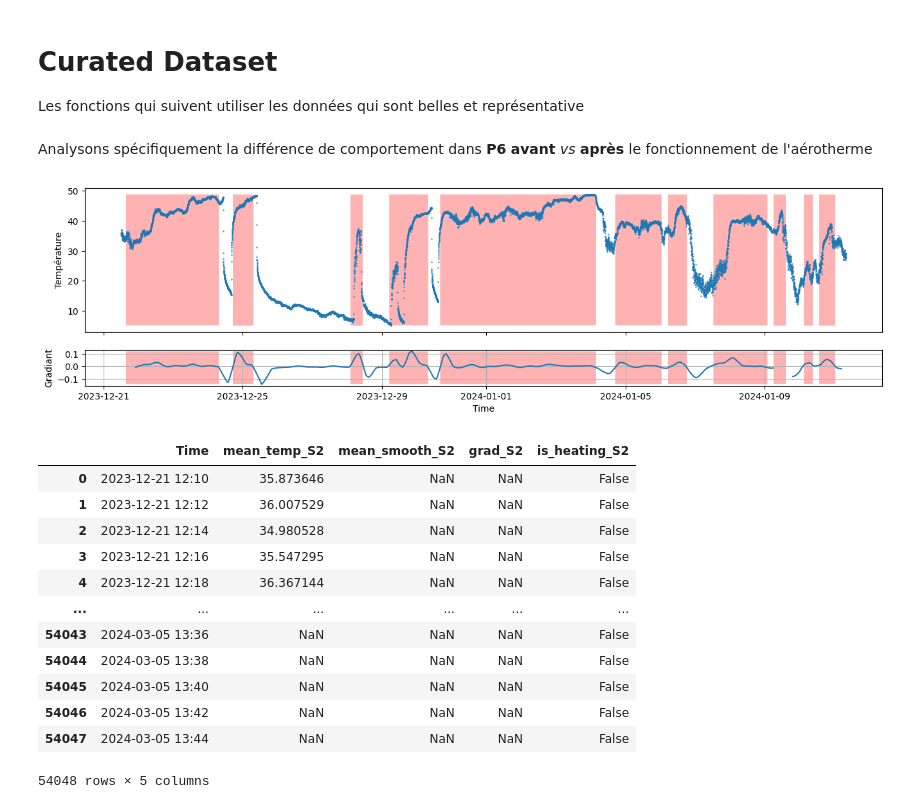
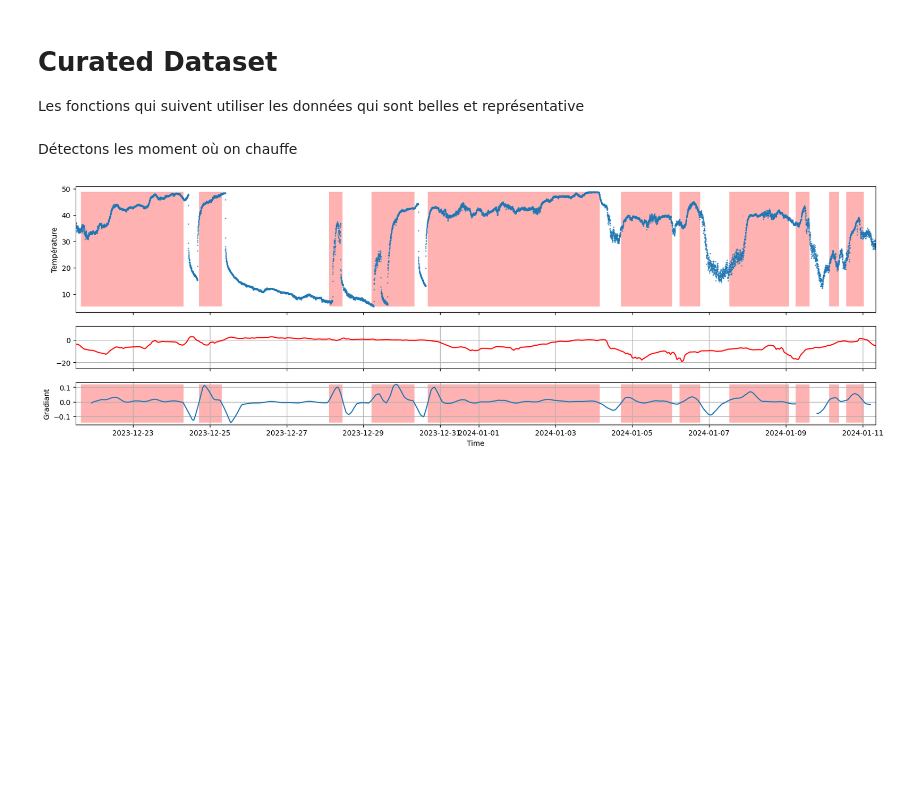
Before and after one commit to LuGar54/TP-Transferts-Thermique, a Jupyter notebook: Analysis/visualize.ipynb, the cells around one changed output. Cells and saved outputs as stored; diff of their text form; code cells hidden in the pictures; blank space fills up the shorter version.

```diff
--- a/Analysis/visualize.ipynb
+++ b/Analysis/visualize.ipynb
@@ -19,5 +19,6 @@ filepath = r"../Data/Dataset of weighing station temperature measurements.csv"
 df = pd.read_csv(filepath, sep=';')
 
 # Update le dataframe
-capping_temp = 50
+capping_temp = 65
 df = cap_temp_data(df, capping_temp)
+df
@@ -132,6 +160,7 @@ def gen_clean_df(
         ):
     # Initialiser le nouveau df
     result = df.iloc[:, [0]].copy()
+    result["T_out"] = df.iloc[:, 1]
 
     for id, (heights, (start, end)) in data_selection.items():
 
@@ -190,7 +219,8 @@ clean_dataset
 # Test dataset
 test_data = {
     # P1
-    2 : ('lmh', (0, 15000))
+    2 : ('lmh', (0, 15000)),
+    11: ('lmh', (25000, 40000))
     }
 test_dataset = gen_clean_df(test_data, df)
 # %% [markdown]
@@ -207,5 +240,5 @@ def stat_analysis(c_df):
 # %% [markdown]
-Analysons spécifiquement la différence de comportement dans **P6** **avant** *vs* **après** le fonctionnement de l'aérotherme
+Détectons les moment où on chauffe
 # %%
 def detect_heating(df, sensors=None, window_size=200, seuil=0.01, plot=False):
 
@@ -273,74 +306,71 @@ def detect_heating(df, sensors=None, window_size=200, seuil=0.01, plot=False):
         }, index=df.index)
 
         result_df = pd.concat([result_df, new_entry], axis=1)
-
         if plot:
-            heating_plot(convert_datetime(df["Time"]), mean_temp, mean_smooth, grad, is_heating)
-
+            heating_plot(df, convert_datetime(df["Time"]), mean_temp, mean_smooth, grad, is_heating)
     return result_df
 
-def heating_plot(time, mean_temp, mean_smooth, grad, is_heating):
-    fig, axes = plt.subplots(nrows=2, ncols=1, sharex=True, figsize=(16, 4),
-                         gridspec_kw={'height_ratios': [4, 1]})
+def heating_plot(df, time, mean_temp, mean_smooth, grad, is_heating):
+    fig, axes = plt.subplots(nrows=3, ncols=1, sharex=True, figsize=(20, 6),
+                         gridspec_kw={'height_ratios': [3, 1, 1]})
     ax0 = axes[0]
     ax1 = axes[1]
+    ax2 = axes[2]
         # Plot le low, mid et high
     ax0.plot(time, mean_temp, marker='o', markersize= 1, alpha=0.6, linestyle = '')
     #ax0.plot(time, mean_smooth, marker='o', markersize= 1, alpha=0.1, linestyle = '')
     ax0.set_ylabel("Température")
     #print(grad)
 
-    ax1.plot(time, grad,  linestyle = '-')
-    ax0.fill_between(convert_datetime(df["Time"]), mean_temp.min(), mean_temp.max(), where=is_heating,
+    ax2.plot(time, grad,  linestyle = '-')
+    ax0.fill_between(time, mean_temp.min(), mean_temp.max(), where=is_heating,
                      color='red', alpha=0.3, label='Chauffage ACTIF', edgecolor='none')
-    ax1.fill_between(convert_datetime(df["Time"]), grad.min(), grad.max(), where=is_heating,
+    ax1.plot(time, df.iloc[:,1], color="red")
+    ax1.grid(True)
+    ax2.fill_between(time, grad.min(), grad.max(), where=is_heating,
                      color='red', alpha=0.3, label='Chauffage ACTIF', edgecolor='none')
-    ax1.set_xlabel(xdata_lbl)
-    ax1.set_ylabel("Gradiant")
-    ax1.grid(True)
+    ax2.set_xlabel(xdata_lbl)
+    ax2.set_ylabel("Gradiant")
+    ax2.grid(True)
+
+
+    mask = mean_temp.notna()
+    if mask.any():
+        t_start = time[mask].min()
+        t_end = time[mask].max()
+        plt.xlim(t_start, t_end)
+    else:
+        plt.xlim(min(time), max(time))
+
     plt.show()
     return
 
 def filter_short_events(is_heating_series, min_length=50):
     """
     100% gemini ça
     Filtre les séquences consécutives de True dans une Série booléenne
     qui sont plus courtes que 'min_length'.
     """
 
     # 1. Identifier les groupes consécutifs de True
     # 'is_heating_series.diff()' est Vrai au début de chaque nouveau groupe.
     # 'cumsum()' assigne un ID unique à chaque groupe.
     group_ids = (is_heating_series.diff() != 0).cumsum()
 
     # 2. Remplacer les valeurs False dans group_ids par NaN
     # Ceci isole les IDs des groupes où is_heating est Vrai.
     group_ids[~is_heating_series] = np.nan
 
     # 3. Calculer la taille de chaque groupe
     # On compte le nombre d'occurrences pour chaque ID de groupe.
     group_sizes = group_ids.groupby(group_ids).transform('count')
 
     # 4. Créer la Série filtrée
     # Le résultat est True seulement si l'événement est Vrai ET que sa taille est >= min_length.
     is_heating_filtered = (is_heating_series) & (group_sizes >= min_length)
 
     return is_heating_filtered.fillna(False)
 
-test = detect_heating(test_dataset, all, plot=True)
-test
+test = detect_heating(test_dataset, [2], plot=True)
 # %% [output]
-[figure, old version]
+[figure, new version]
-|  | Time | mean_temp_S2 | mean_smooth_S2 | grad_S2 | is_heating_S2 |
-| 0 | 2023-12-21 12:10 | 35.873646 | NaN | NaN | False |
-| 1 | 2023-12-21 12:12 | 36.007529 | NaN | NaN | False |
-| 2 | 2023-12-21 12:14 | 34.980528 | NaN | NaN | False |
-| 3 | 2023-12-21 12:16 | 35.547295 | NaN | NaN | False |
-| 4 | 2023-12-21 12:18 | 36.367144 | NaN | NaN | False |
-| ... | ... | ... | ... | ... | ... |
-| 54043 | 2024-03-05 13:36 | NaN | NaN | NaN | False |
-| 54044 | 2024-03-05 13:38 | NaN | NaN | NaN | False |
-| 54045 | 2024-03-05 13:40 | NaN | NaN | NaN | False |
-| 54046 | 2024-03-05 13:42 | NaN | NaN | NaN | False |
-| 54047 | 2024-03-05 13:44 | NaN | NaN | NaN | False |
-54048 rows × 5 columns
```
Also changed, not shown: parts of 6 cells of this notebook.
